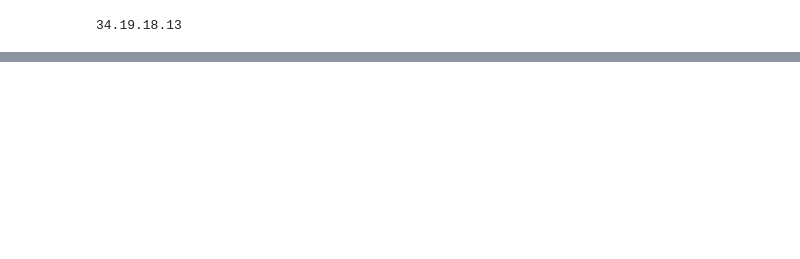
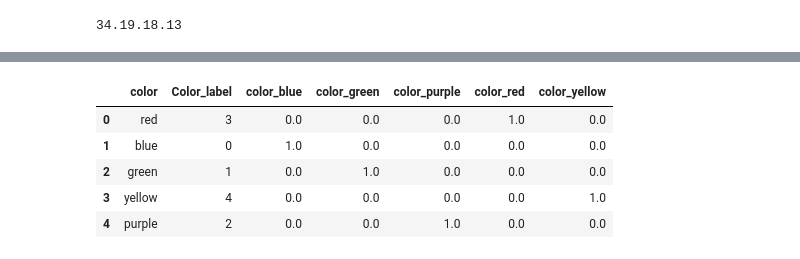
Before and after one commit to M-Prasanna-kumar385200518/decision_tree_streamlit, a Jupyter notebook: AD_06_03_2025.ipynb, the cells around one changed output, grey strips where cells are left out. Cells and saved outputs as stored; diff of their text form; code cells hidden in the pictures; blank space fills up the shorter version.

```diff
--- a/AD_06_03_2025.ipynb
+++ b/AD_06_03_2025.ipynb
@@ -156,0 +164,4 @@ Y
+# %%
+data={"color":["red","blue","green","yellow","purple"]}
+df=pd.DataFrame(data)
+df.head()
@@ -156,0 +175,4 @@ Y
+# %%
+label_encoder=LabelEncoder()
+df["Color_label"]=label_encoder.fit_transform(df["color"])
+df.head()
@@ -156,0 +186,13 @@ Y
+# %%
+one_hot_encoding=OneHotEncoder(sparse_output=False)
+color_encoded=one_hot_encoding.fit_transform(df[["color"]])
+color_encoded_df=pd.DataFrame(color_encoded,columns=one_hot_encoding.get_feature_names_out(["color"]))
+df=pd.concat([df,color_encoded_df],axis=1)
+df.head()
+# %% [output]
+|  | color | Color_label | color_blue | color_green | color_purple | color_red | color_yellow |
+| 0 | red | 3 | 0.0 | 0.0 | 0.0 | 1.0 | 0.0 |
+| 1 | blue | 0 | 1.0 | 0.0 | 0.0 | 0.0 | 0.0 |
+| 2 | green | 1 | 0.0 | 1.0 | 0.0 | 0.0 | 0.0 |
+| 3 | yellow | 4 | 0.0 | 0.0 | 0.0 | 0.0 | 1.0 |
+| 4 | purple | 2 | 0.0 | 0.0 | 1.0 | 0.0 | 0.0 |
```
Also changed, not shown: parts of 6 cells of this notebook.
